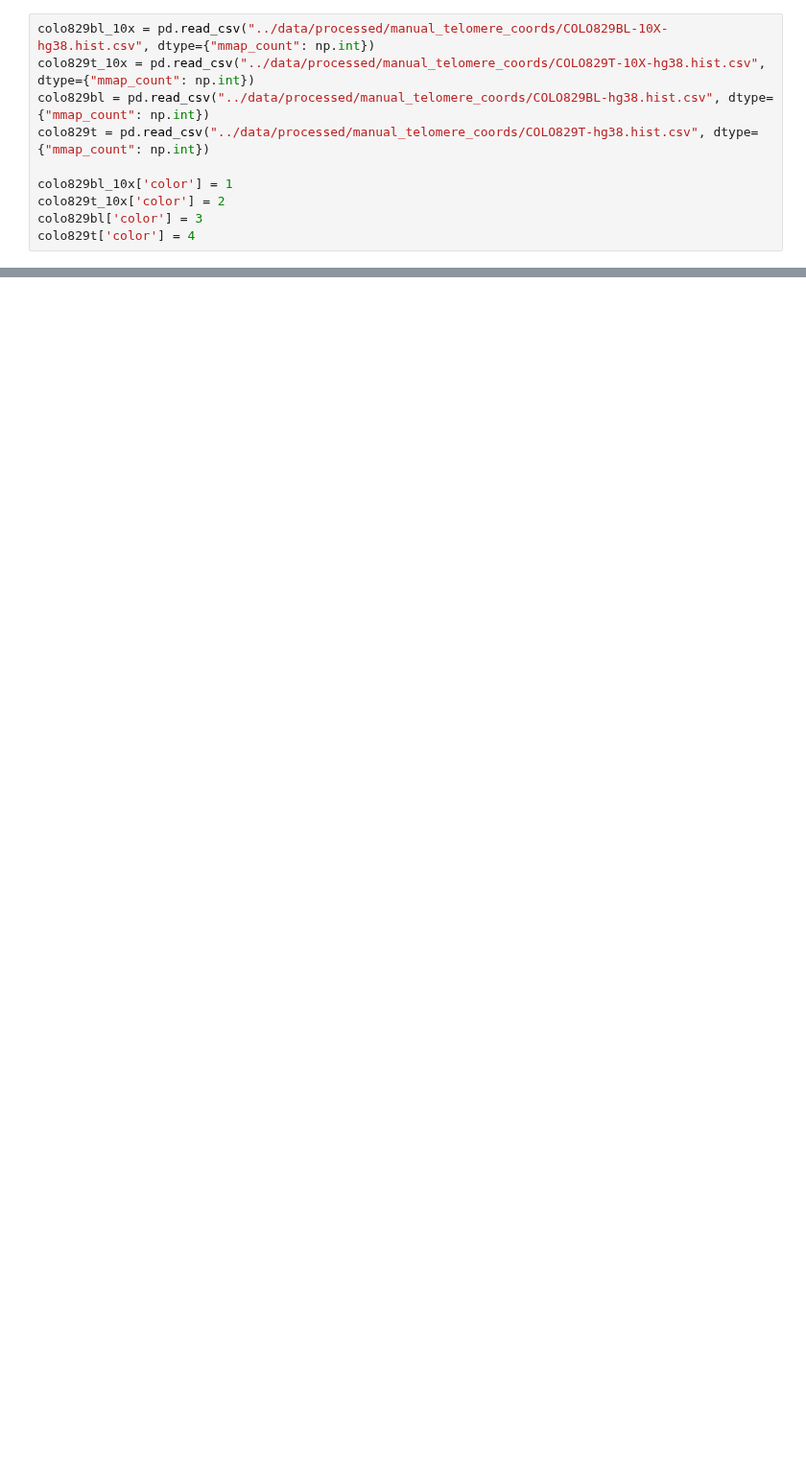
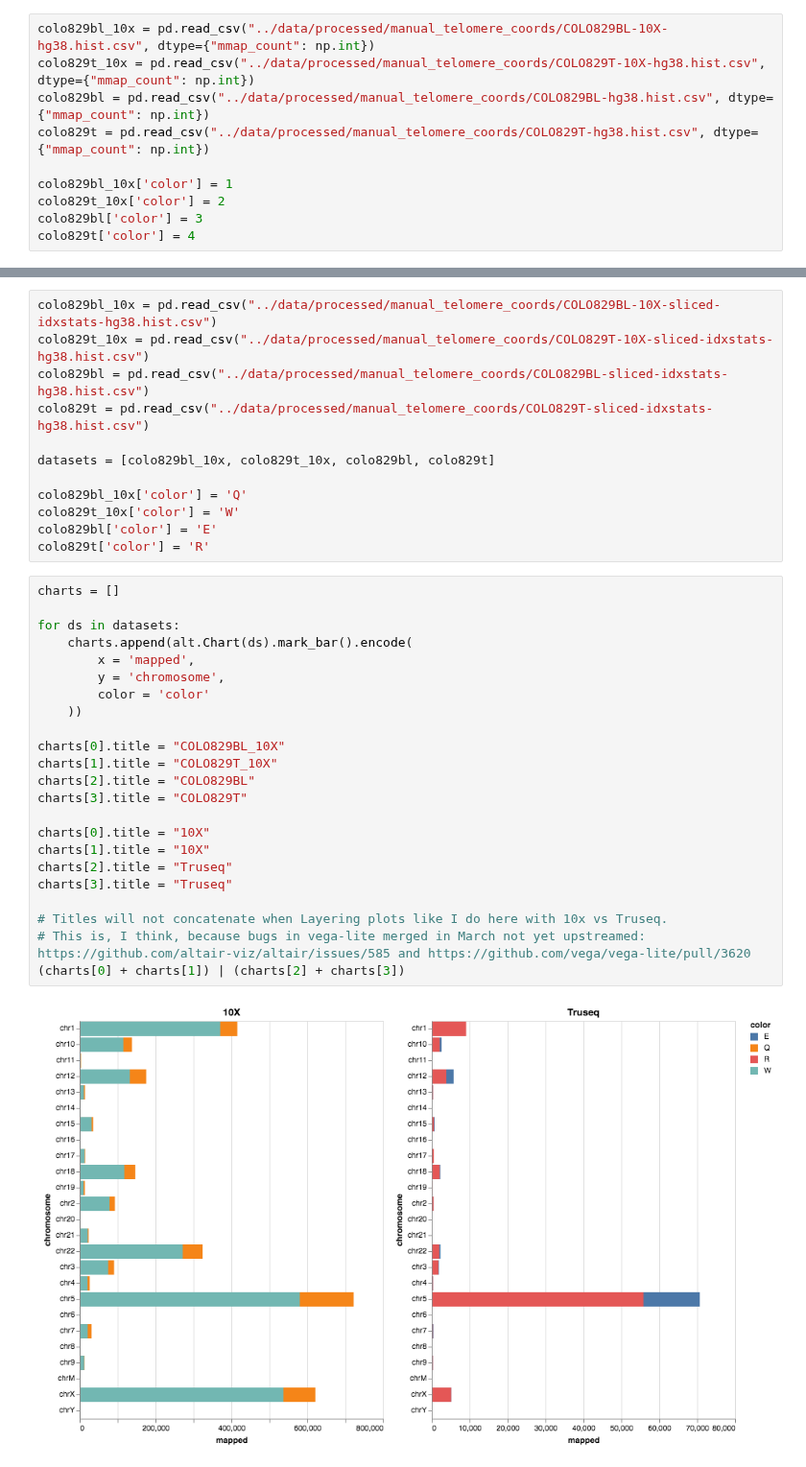
Before and after one commit to umccr/10x, a Jupyter notebook: telomeres/notebooks/counts.ipynb, the cells around one changed output, grey strips where cells are left out. Shown at 96% size. Cells and saved outputs as stored; diff of their text form; blank space fills up the shorter version.

```diff
--- a/telomeres/notebooks/counts.ipynb
+++ b/telomeres/notebooks/counts.ipynb
@@ -47,0 +103,37 @@ charts[3].title = "COLO829T"
+# %%
+colo829bl_10x = pd.read_csv("../data/processed/manual_telomere_coords/COLO829BL-10X-sliced-idxstats-hg38.hist.csv")
+colo829t_10x = pd.read_csv("../data/processed/manual_telomere_coords/COLO829T-10X-sliced-idxstats-hg38.hist.csv")
+colo829bl = pd.read_csv("../data/processed/manual_telomere_coords/COLO829BL-sliced-idxstats-hg38.hist.csv")
+colo829t = pd.read_csv("../data/processed/manual_telomere_coords/COLO829T-sliced-idxstats-hg38.hist.csv")
+
+datasets = [colo829bl_10x, colo829t_10x, colo829bl, colo829t]
+
+colo829bl_10x['color'] = 'Q'
+colo829t_10x['color'] = 'W'
+colo829bl['color'] = 'E'
+colo829t['color'] = 'R'
+# %%
+charts = []
+
+for ds in datasets:
+    charts.append(alt.Chart(ds).mark_bar().encode(
+        x = 'mapped',
+        y = 'chromosome',
+        color = 'color'
+    ))
+
+charts[0].title = "COLO829BL_10X"
+charts[1].title = "COLO829T_10X"
+charts[2].title = "COLO829BL"
+charts[3].title = "COLO829T"
+
+charts[0].title = "10X"
+charts[1].title = "10X"
+charts[2].title = "Truseq"
+charts[3].title = "Truseq"
+
+# Titles will not concatenate when Layering plots like I do here with 10x vs Truseq.
+# This is, I think, because bugs in vega-lite merged in March not yet upstreamed: https://github.com/altair-viz/altair/issues/585 and https://github.com/vega/vega-lite/pull/3620
+(charts[0] + charts[1]) | (charts[2] + charts[3])
+# %% [output]
+[figure, added]
```
Also changed, not shown: parts of 7 cells of this notebook.
